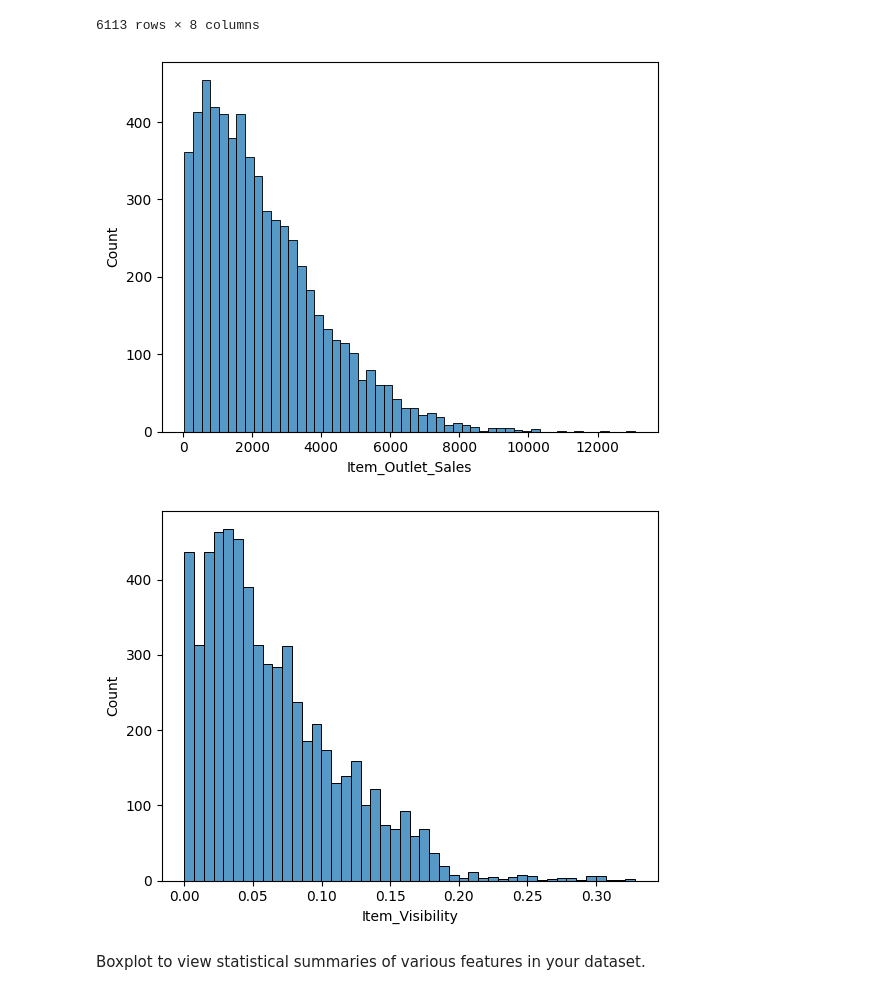
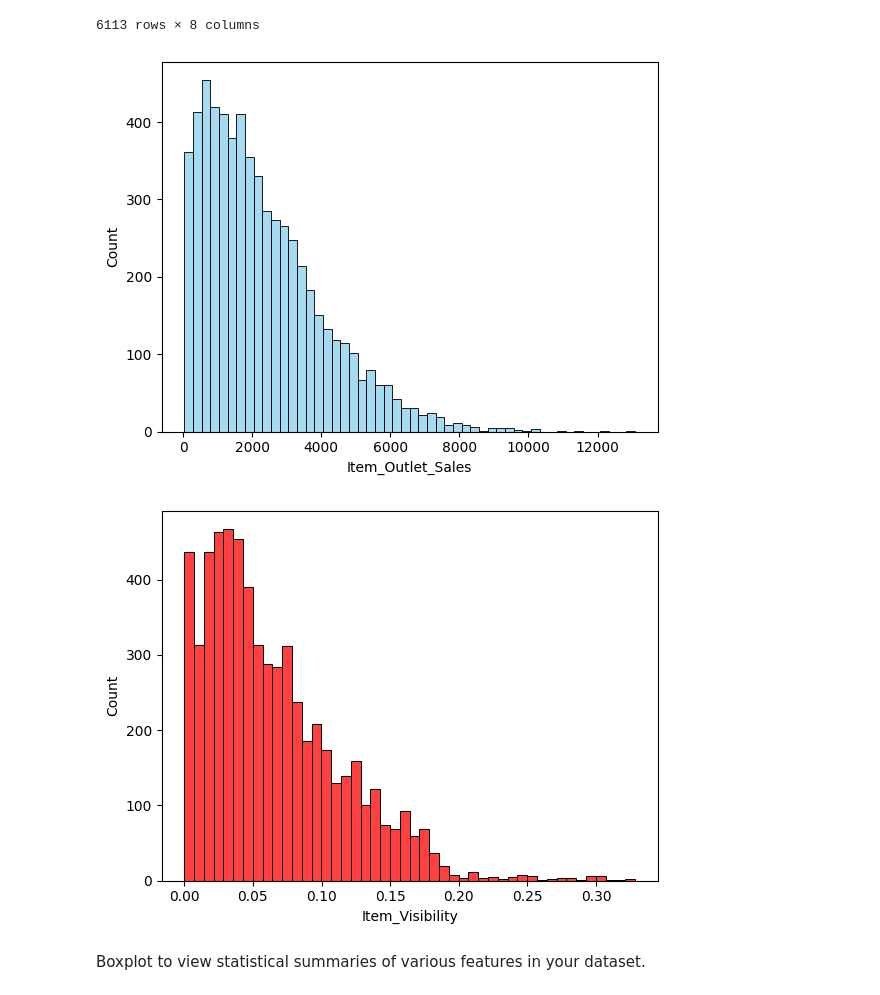
Before and after one commit to helarebah/sales-predictions, a Jupyter notebook: Sales_predictions.ipynb, the cells around one changed output. Saved outputs shown, nothing was run; the diff lists cells and outputs as text; code cells hidden in the pictures.

```diff
--- a/Sales_predictions.ipynb
+++ b/Sales_predictions.ipynb
@@ -202,13 +202,13 @@ df
 | 8522 | Low Fat | 0.044878 | Soft Drinks | 75.4670 | Small | Tier 1 | ... |
 6113 rows × 8 columns
 # %%
-sns.histplot(data=df, x='Item_Outlet_Sales', y=None, bins = "auto");
+sns.histplot(data=df, x='Item_Outlet_Sales', y=None, bins = "auto", color ="skyblue");
 # %% [output]
-[figure, old version]
+[figure, new version]
 # %%
-sns.histplot(data=df, x='Item_Visibility', y=None, bins = "auto");
+sns.histplot(data=df, x='Item_Visibility', y=None, bins = "auto", color = "red");
 # %% [output]
-[figure, old version]
+[figure, new version]
 # %% [markdown]
 Boxplot to view statistical summaries of various features in your dataset.
 # %%
```
